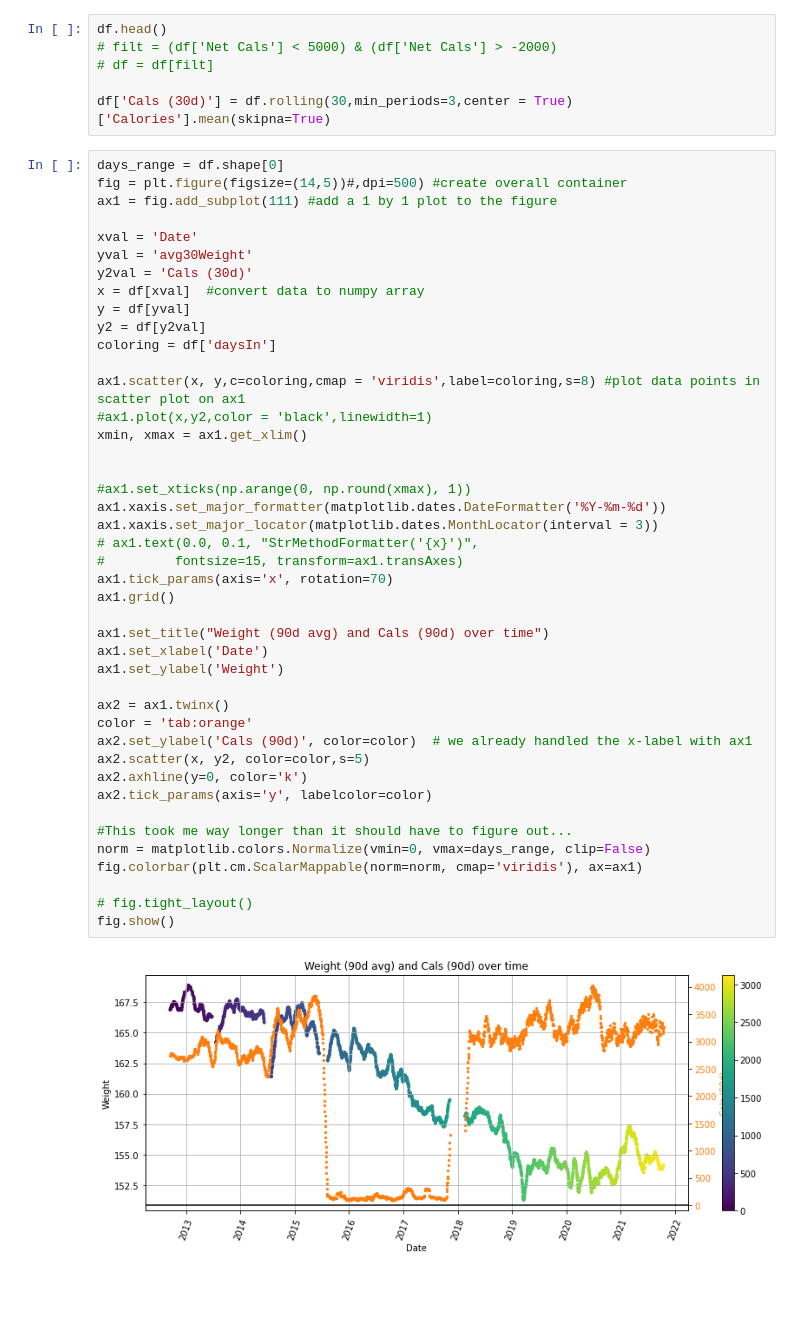
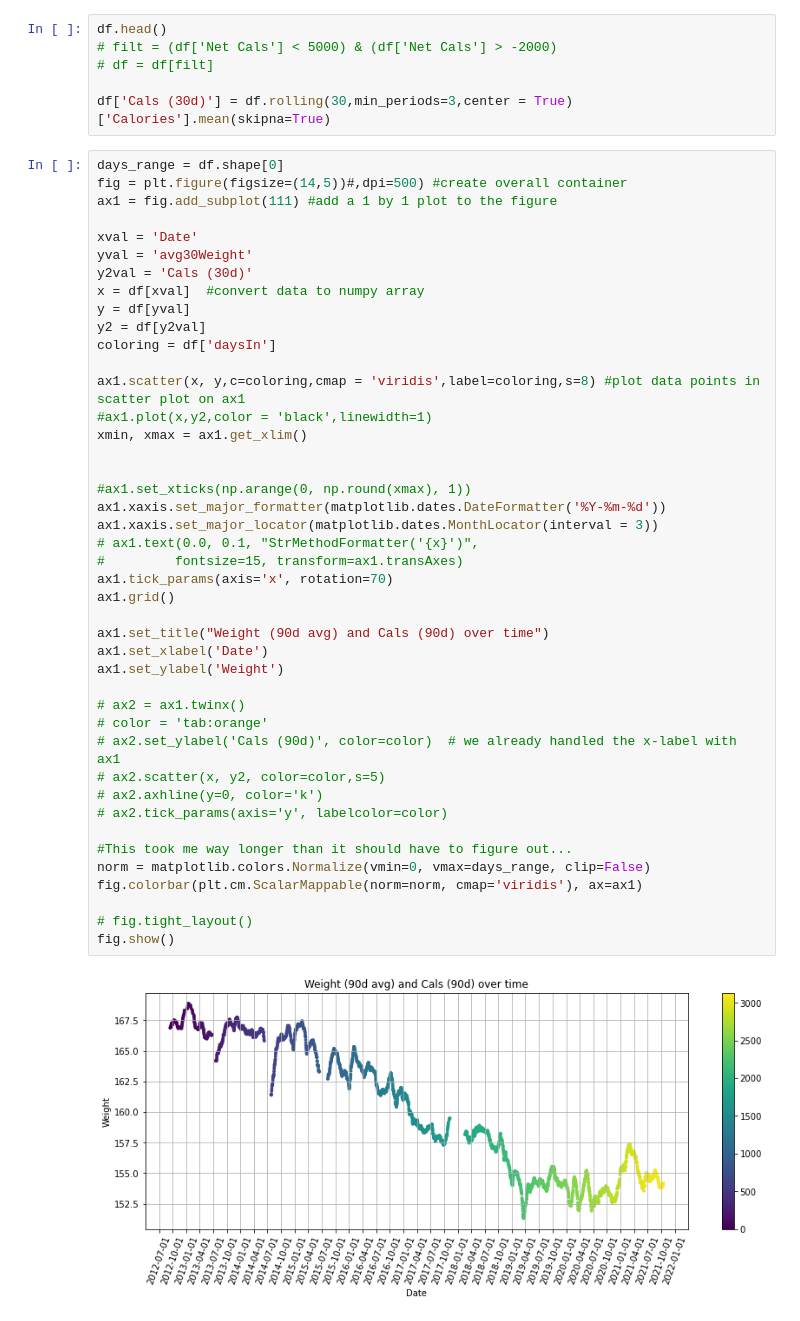
Before and after one commit to ErikBorn/Python, a Jupyter notebook: Strava/nutriParse.ipynb, the cells around one changed output. Drawn from its saved outputs; the diff is of its cells as text; blank space fills up the shorter version.

```diff
--- a/Strava/nutriParse.ipynb
+++ b/Strava/nutriParse.ipynb
@@ -85,37 +85,37 @@ y2val = 'Cals (30d)'
 x = df[xval]  #convert data to numpy array
 y = df[yval]
 y2 = df[y2val]
 coloring = df['daysIn']
 
 ax1.scatter(x, y,c=coloring,cmap = 'viridis',label=coloring,s=8) #plot data points in scatter plot on ax1
 #ax1.plot(x,y2,color = 'black',linewidth=1)
 xmin, xmax = ax1.get_xlim()
 
 
 #ax1.set_xticks(np.arange(0, np.round(xmax), 1))
 ax1.xaxis.set_major_formatter(matplotlib.dates.DateFormatter('%Y-%m-%d'))
 ax1.xaxis.set_major_locator(matplotlib.dates.MonthLocator(interval = 3))
 # ax1.text(0.0, 0.1, "StrMethodFormatter('{x}')",
 #         fontsize=15, transform=ax1.transAxes)
 ax1.tick_params(axis='x', rotation=70)
 ax1.grid()
 
 ax1.set_title("Weight (90d avg) and Cals (90d) over time")
 ax1.set_xlabel('Date')
 ax1.set_ylabel('Weight')
 
-ax2 = ax1.twinx()
-color = 'tab:orange'
-ax2.set_ylabel('Cals (90d)', color=color)  # we already handled the x-label with ax1
-ax2.scatter(x, y2, color=color,s=5)
-ax2.axhline(y=0, color='k')
-ax2.tick_params(axis='y', labelcolor=color)
+# ax2 = ax1.twinx()
+# color = 'tab:orange'
+# ax2.set_ylabel('Cals (90d)', color=color)  # we already handled the x-label with ax1
+# ax2.scatter(x, y2, color=color,s=5)
+# ax2.axhline(y=0, color='k')
+# ax2.tick_params(axis='y', labelcolor=color)
 
 #This took me way longer than it should have to figure out...
 norm = matplotlib.colors.Normalize(vmin=0, vmax=days_range, clip=False)
 fig.colorbar(plt.cm.ScalarMappable(norm=norm, cmap='viridis'), ax=ax1)
 
 # fig.tight_layout()
 fig.show()
 # %% [output]
-[figure, old version]
+[figure, new version]
```
Also changed, not shown: 28 other files.
